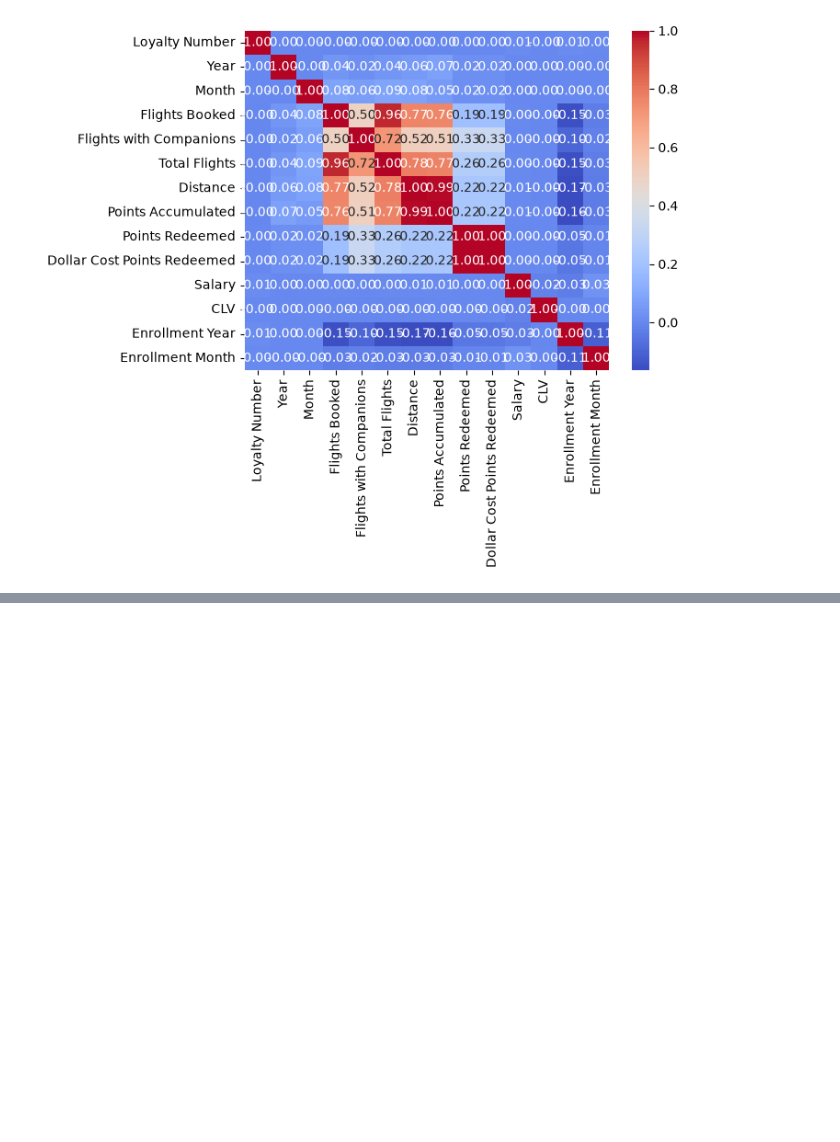
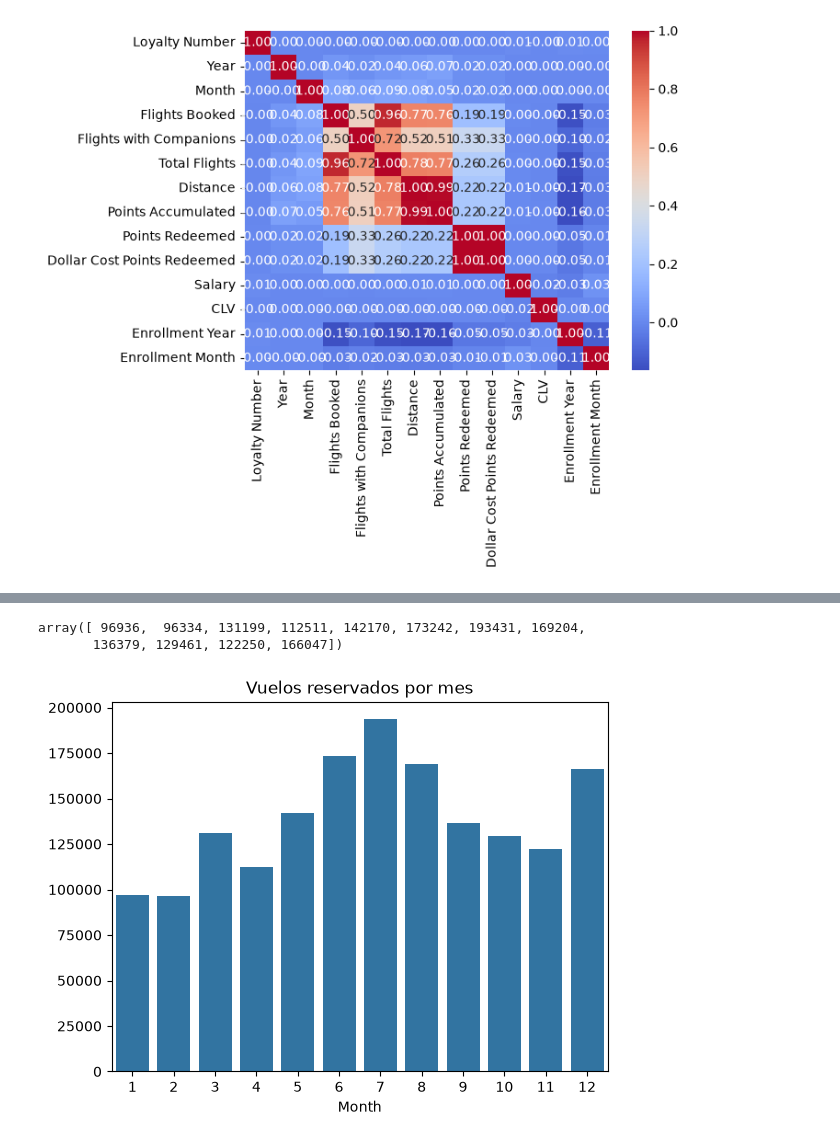
Before and after one commit to Adalab/bda-modulo-3-evaluacion-final-rinsunzaa, a Jupyter notebook: eva.ipynb, the cells around one changed output, grey strips where cells are left out. Saved outputs shown, nothing was run; the diff lists cells and outputs as text; code cells hidden in the pictures; blank space fills up the shorter version.

```diff
--- a/eva.ipynb
+++ b/eva.ipynb
@@ -366,0 +522,3 @@ sns.heatmap(matriz, annot=True, cmap='coolwarm', fmt='.2f')
+# %%
+vuelos_por_mes = df.groupby('Month')['Flights Booked'].sum()
+vuelos_por_mes
@@ -366,0 +540,11 @@ sns.heatmap(matriz, annot=True, cmap='coolwarm', fmt='.2f')
+# %%
+vuelos_por_mes.values
+# %% [output]
+array([ 96936,  96334, 131199, 112511, 142170, 173242, 193431, 169204,
+       136379, 129461, 122250, 166047])
+# %%
+sns.barplot(x=vuelos_por_mes.index, y=vuelos_por_mes.values)
+plt.title('Vuelos reservados por mes')
+plt.show()
+# %% [output]
+[figure, added]
```
Also changed, not shown: parts of 52 cells of this notebook, 1 other file.
